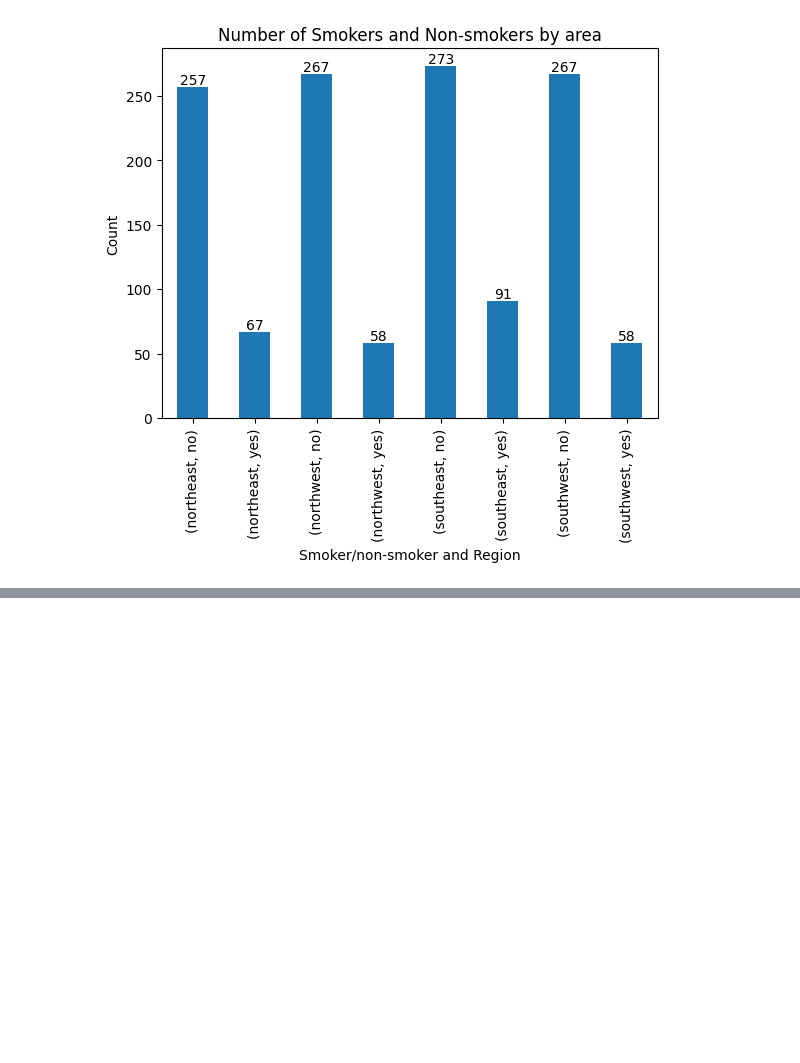
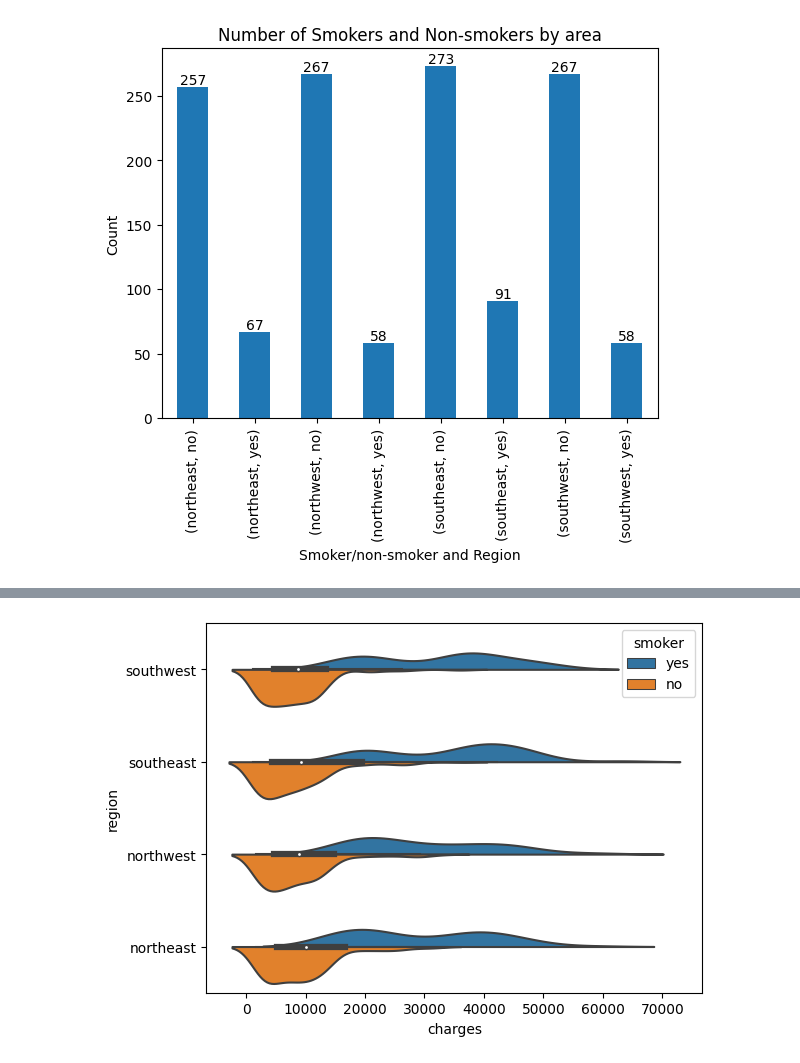
Before and after one commit to ubco-W2022T2-data301/project-group-group08, a Jupyter notebook: analysis/analysis3.ipynb, the cells around one changed output, grey strips where cells are left out. Cells and saved outputs as stored; diff of their text form; code cells hidden in the pictures; blank space fills up the shorter version.

```diff
--- a/analysis/analysis3.ipynb
+++ b/analysis/analysis3.ipynb
@@ -71,0 +76,4 @@ Text(0, 0.5, 'Count')
+# %%
+plot3 =  sns.violinplot(data=df, x='charges', y='region', hue='smoker', split=True)
+# %% [output]
+[figure, added]
```
Also changed, not shown: parts of 6 cells of this notebook, 3 other files.
